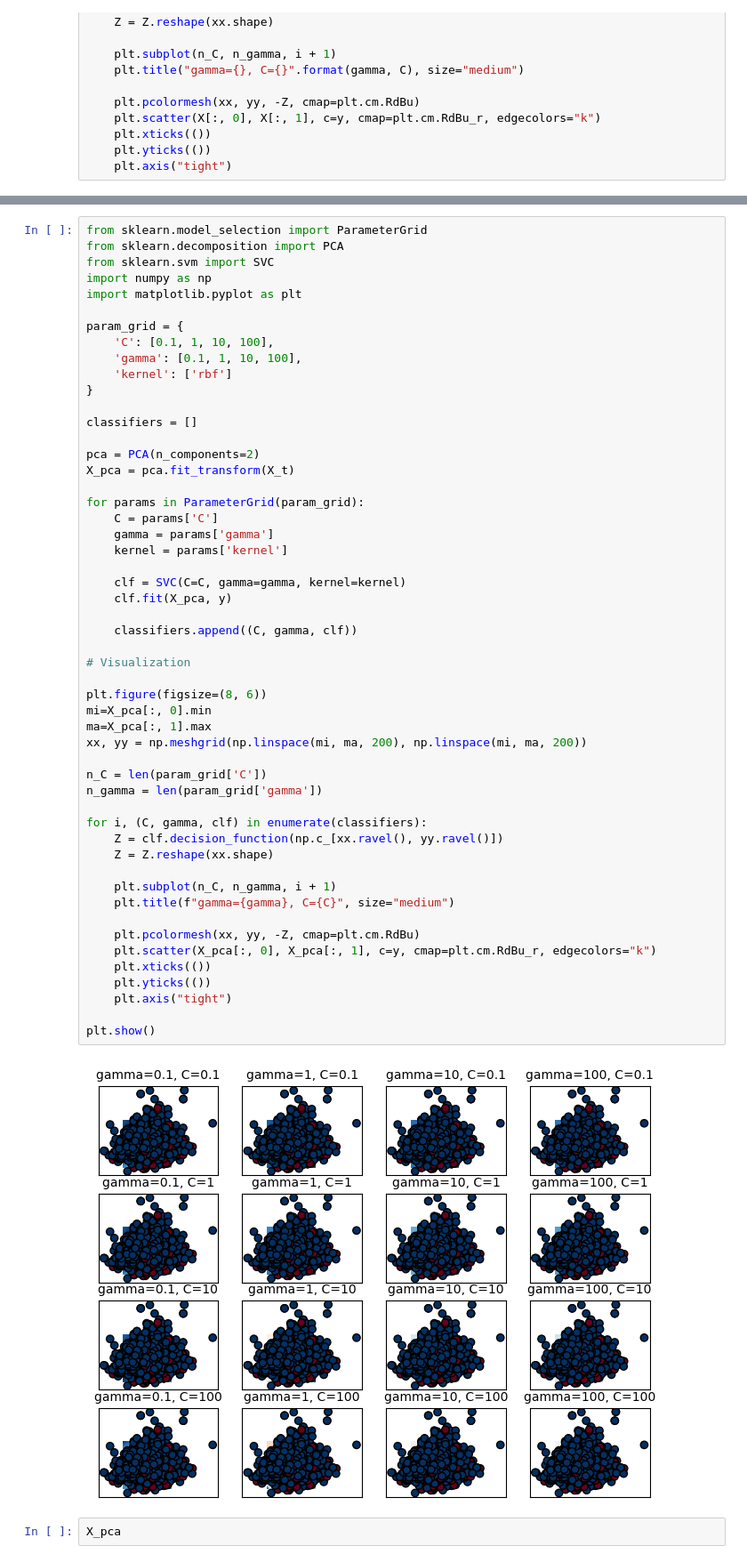
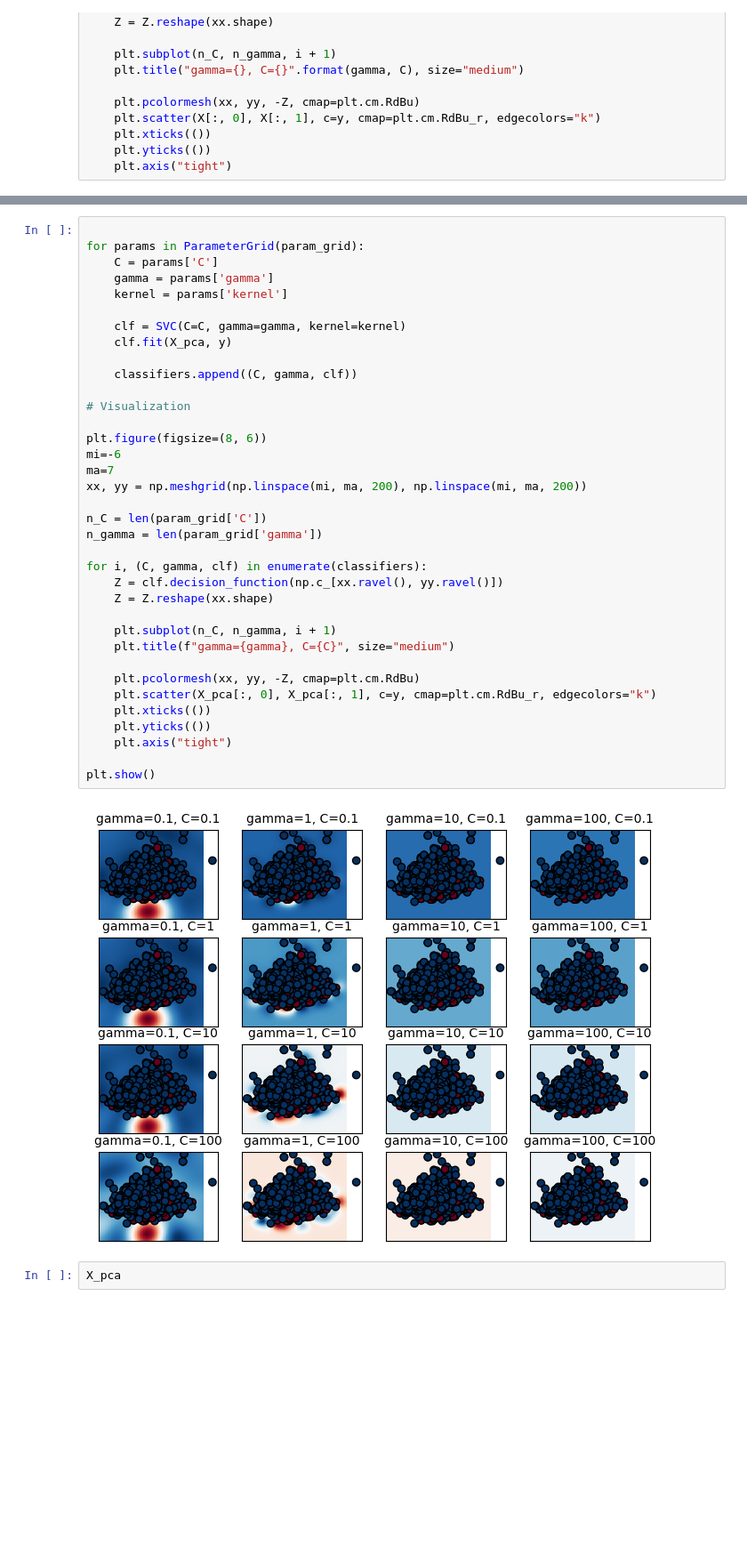
Before and after one commit to sawa25/2Y_ML_project8, a Jupyter notebook: miniproject8.ipynb, the cells around one changed output, grey strips where cells are left out. Shown: that part at 89% size. Drawn from its saved outputs; the diff is of its cells as text; blank space fills up the shorter version.

```diff
--- a/miniproject8.ipynb
+++ b/miniproject8.ipynb
@@ -365,20 +364,4 @@ print(X_pca[:, 0].max,X_pca[:, 1].max)
 # %%
-from sklearn.model_selection import ParameterGrid
-from sklearn.decomposition import PCA
-from sklearn.svm import SVC
-import numpy as np
-import matplotlib.pyplot as plt
-
-param_grid = {
-    'C': [0.1, 1, 10, 100],
-    'gamma': [0.1, 1, 10, 100],
-    'kernel': ['rbf']
-}
-
-classifiers = []
-
-pca = PCA(n_components=2)
-X_pca = pca.fit_transform(X_t)
 
 for params in ParameterGrid(param_grid):
     C = params['C']
@@ -386,36 +369,36 @@ for params in ParameterGrid(param_grid):
     kernel = params['kernel']
 
     clf = SVC(C=C, gamma=gamma, kernel=kernel)
     clf.fit(X_pca, y)
 
     classifiers.append((C, gamma, clf))
 
 # Visualization
 
 plt.figure(figsize=(8, 6))
-mi=X_pca[:, 0].min
-ma=X_pca[:, 1].max
+mi=-6
+ma=7
 xx, yy = np.meshgrid(np.linspace(mi, ma, 200), np.linspace(mi, ma, 200))
 
 n_C = len(param_grid['C'])
 n_gamma = len(param_grid['gamma'])
 
 for i, (C, gamma, clf) in enumerate(classifiers):
     Z = clf.decision_function(np.c_[xx.ravel(), yy.ravel()])
     Z = Z.reshape(xx.shape)
 
     plt.subplot(n_C, n_gamma, i + 1)
     plt.title(f"gamma={gamma}, C={C}", size="medium")
 
     plt.pcolormesh(xx, yy, -Z, cmap=plt.cm.RdBu)
     plt.scatter(X_pca[:, 0], X_pca[:, 1], c=y, cmap=plt.cm.RdBu_r, edgecolors="k")
     plt.xticks(())
     plt.yticks(())
     plt.axis("tight")
 
 plt.show()
 # %% [output]
-[figure, old version]
+[figure, new version]
 # %%
 X_pca
 # %% [output]
```
Also changed, not shown: parts of 8 cells of this notebook.
